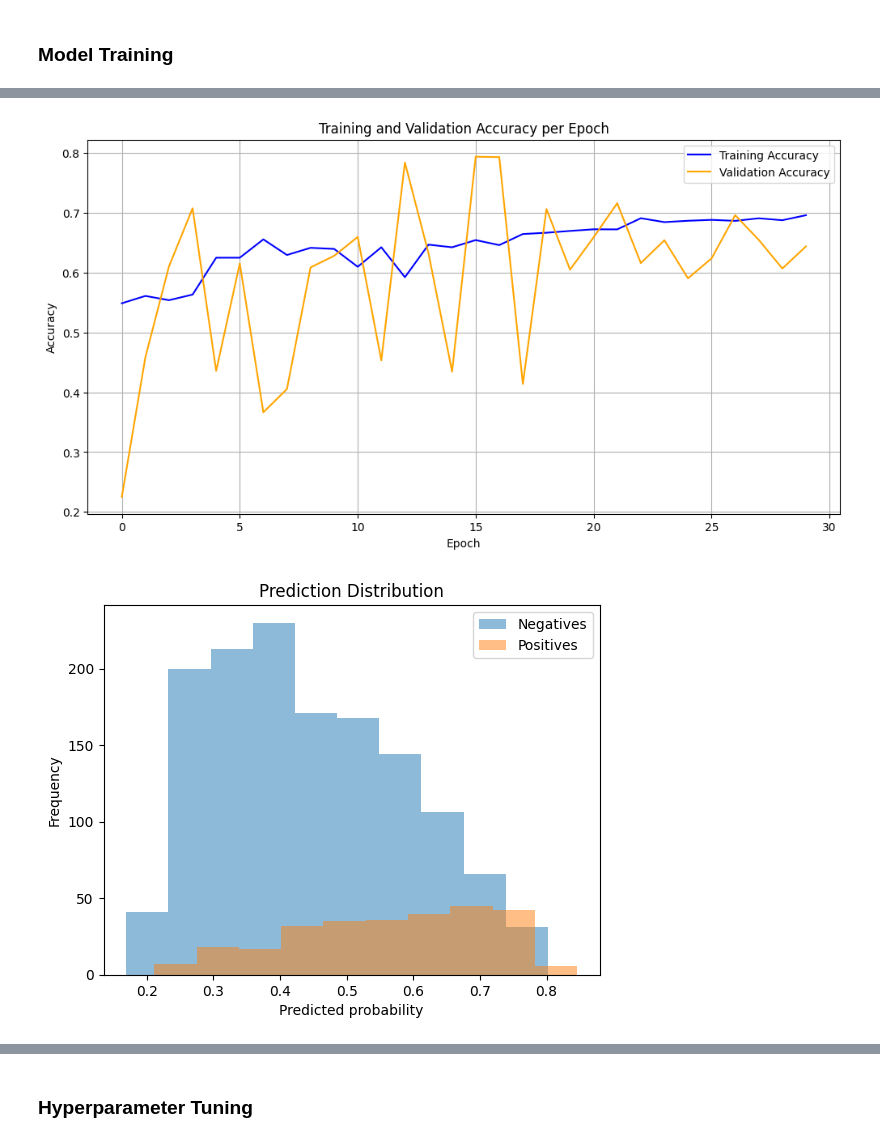
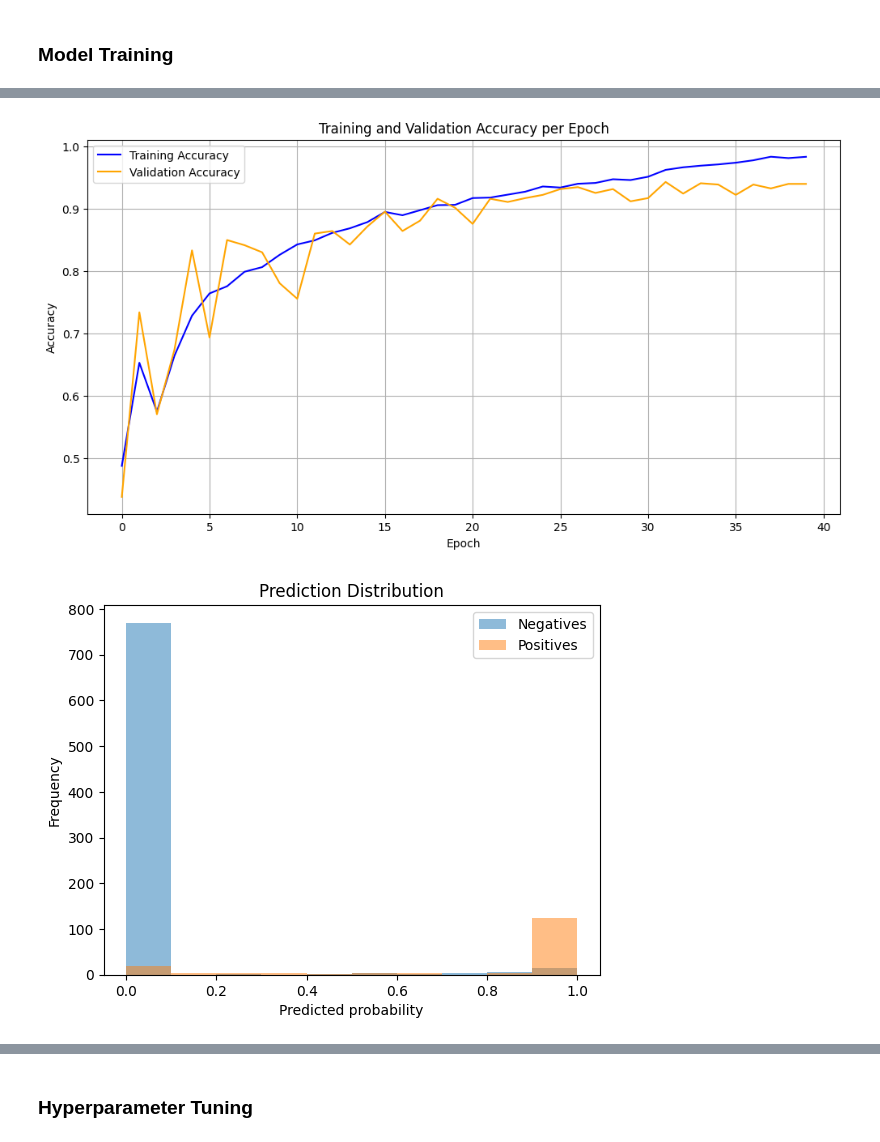
Before and after one commit to Dawnrunes415/EEG-data-classification, a Jupyter notebook: primary-model.ipynb, the cells around one changed output, grey strips where cells are left out. Cells and saved outputs as stored; diff of their text form; code cells hidden in the pictures.

Commit message:
Finalized primary model. Computed results.
Best model: 1dCNNLSTM, bs=32, lr=7e-5, epoch=20
Val accuracy 94.82% Val f1 0.8434 Val auc 96.66%

```diff
--- a/primary-model.ipynb
+++ b/primary-model.ipynb
@@ -72,21 +68,0 @@ Train per-channel mean: [[-0.00030268 -0.00080608 -0.00124053 ...  0.00147944  0
-# %%
-# Select one sample from X_train
-sample_idx = 0
-sample = X_train[sample_idx]  # shape: (15, 23, 256)
-
-channels = []
-for ch in range(23):
-    full_signal = sample[:, ch, :].reshape(-1)
-    channels.append(full_signal)
-
-# Plot all 23 channels on the same graph
-plt.figure(figsize=(15, 6))
-scale_factor = 1000  # Try 10, 100, 1000 depending on your signal amplitude
-for i, signal in enumerate(channels):
-    plt.plot(signal * scale_factor + i * 3000, label=f'Channel {i+1}')
-
-plt.title(f"EEG Sample {sample_idx}")
-plt.xlabel("Time (samples)")
-plt.ylabel("Amplitude + offset")
-plt.tight_layout()
-plt.show()
@@ -99,0 +71,10 @@ True
+# %%
+X_all = np.concatenate((X_train, X_val), axis=0)
+y_all = np.concatenate((y_train, y_val), axis=0)
+
+X_train, X_temp, y_train, y_temp = train_test_split(
+    X_all, y_all, test_size=0.2, stratify=y_all, random_state=42
+)
+X_val, X_test, y_val, y_test = train_test_split(
+    X_temp, y_temp, test_size=0.5, stratify=y_temp, random_state=42
+)
@@ -125,11 +122,10 @@ class EEGDataset(Dataset):
 
         return x, y, self.weights[idx]
 # %%
-# from torch.utils.data import Subset
 # train_dataset_small = Subset(EEGDataset(X_train, y_train), range(500))
 # val_dataset_small = Subset(EEGDataset(X_val, y_val), range(100))
 
-train_dataset = EEGDataset(X_train, y_train, augment=True, noise_std=0.05)
+train_dataset = EEGDataset(X_train, y_train, augment=False)
 val_dataset = EEGDataset(X_val, y_val, augment=False)
 # %% [markdown]
 ### Models
@@ -645,3 +554,7 @@ class ResNetLSTM(nn.Module):
 
         x = self.fc(x)
         return x
+
+model = ResNetLSTM(conv_channel=23, kernel_size=3, dropout_rate=0.5).to('cuda' if torch.cuda.is_available() else 'cpu')
+
+summary(model, input_size=(1, 15, 23, 256))
@@ -886,6 +830,8 @@ weighted avg     0.8491    0.8453    0.8471      1648
 # %%
-# posweight lr 0.0001
-label, prob, _ = train_model(CNN2DLSTM_v3, train_loader, val_loader, output_layers=24, kernel_size=3, dropout_rate=0.5, learning_rate=0.0001, batch_size=bs, num_epoch=30, threshold=0.5)
+bs = 32
+train_loader = DataLoader(train_dataset, batch_size=bs, shuffle=True, num_workers=0)
+val_loader = DataLoader(val_dataset, batch_size=bs, shuffle=False, num_workers=0)
+label, prob, _ = train_model(CNN1DBLSTM, train_loader, val_loader, output_layers=16, kernel_size=3, dropout_rate=0.2, learning_rate=0.003, batch_size=bs, num_epoch=40, threshold=0.5)
 plt.hist(prob[label == 0], alpha=0.5, label='Negatives')
 plt.hist(prob[label == 1], alpha=0.5, label='Positives')
 plt.xlabel("Predicted probability")
@@ -915,2 +861,2 @@ weighted avg     0.7949    0.7876    0.7911      1648
-[figure, old version]
+[figure, new version]
-[figure, old version]
+[figure, new version]
```
Also changed, not shown: parts of 48 cells of this notebook.
